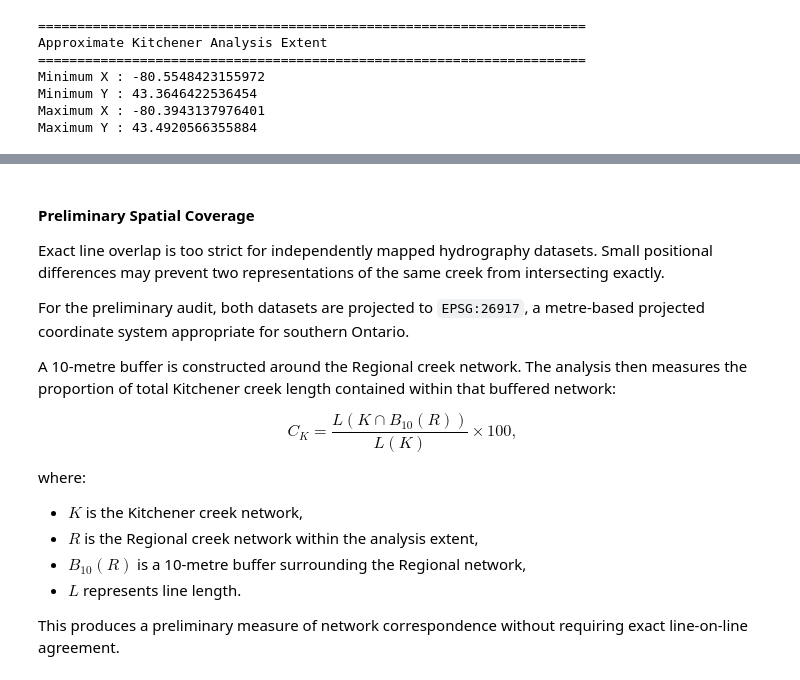
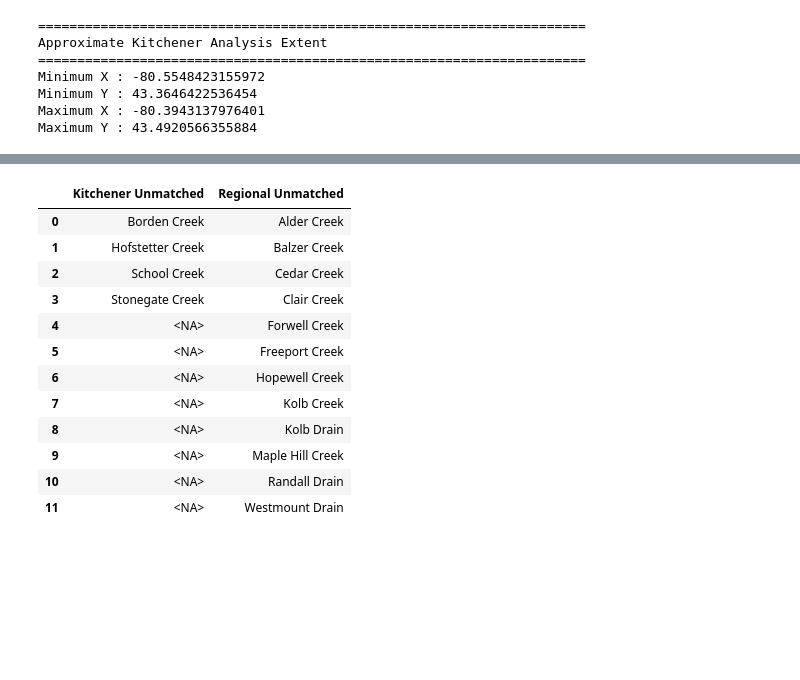
Before and after one commit to BrodyAcquilano/Jupyter-Ecology, a Jupyter notebook: Ecology/notebooks/05_Hydrography/05_02_Hydrography_Data_Integration_and_Validation.ipynb, the cells around one changed output, grey strips where cells are left out. Saved outputs shown, nothing was run; the diff lists cells and outputs as text; code cells hidden in the pictures; blank space fills up the shorter version.

```diff
--- a/Ecology/notebooks/05_Hydrography/05_02_Hydrography_Data_Integration_and_Validation.ipynb
+++ b/Ecology/notebooks/05_Hydrography/05_02_Hydrography_Data_Integration_and_Validation.ipynb
@@ -5314,28 +5497,46 @@ display(name_match_details)
-# %% [markdown]
-#### Preliminary Spatial Coverage
-
-Exact line overlap is too strict for independently mapped hydrography datasets. Small positional differences may prevent two representations of the same creek from intersecting exactly.
-
-For the preliminary audit, both datasets are projected to `EPSG:26917`, a metre-based projected coordinate system appropriate for southern Ontario.
-
-A 10-metre buffer is constructed around the Regional creek network. The analysis then measures the proportion of total Kitchener creek length contained within that buffered network:
-
-$$
-C_K
-=
-\frac{
-L(K \cap B_{10}(R))
-}{
-L(K)
-}
-\times 100,
-$$
-
-where:
-
-- $K$ is the Kitchener creek network,
-- $R$ is the Regional creek network within the analysis extent,
-- $B_{10}(R)$ is a 10-metre buffer surrounding the Regional network,
-- $L$ represents line length.
-
-This produces a preliminary measure of network correspondence without requiring exact line-on-line agreement.
+# %%
+# ============================================================
+# Display Remaining Unmatched Specific Names
+# ============================================================
+
+kitchener_unmatched_display = [
+    kitchener_display_names[name]
+    for name in kitchener_unmatched_specific_names
+]
+
+regional_unmatched_display = [
+    regional_display_names[name]
+    for name in regional_unmatched_names
+]
+
+unmatched_name_details = pd.DataFrame(
+    {
+        "Kitchener Unmatched":
+            pd.Series(
+                kitchener_unmatched_display,
+                dtype="string"
+            ),
+
+        "Regional Unmatched":
+            pd.Series(
+                regional_unmatched_display,
+                dtype="string"
+            )
+    }
+)
+
+display(unmatched_name_details)
+# %% [output]
+|  | Kitchener Unmatched | Regional Unmatched |
+| 0 | Borden Creek | Alder Creek |
+| 1 | Hofstetter Creek | Balzer Creek |
+| 2 | School Creek | Cedar Creek |
+| 3 | Stonegate Creek | Clair Creek |
+| 4 | <NA> | Forwell Creek |
+| 5 | <NA> | Freeport Creek |
+| 6 | <NA> | Hopewell Creek |
+| 7 | <NA> | Kolb Creek |
+| 8 | <NA> | Kolb Drain |
+| 9 | <NA> | Maple Hill Creek |
+| 10 | <NA> | Randall Drain |
+| 11 | <NA> | Westmount Drain |
```
Also changed, not shown: parts of 49 cells of this notebook.
